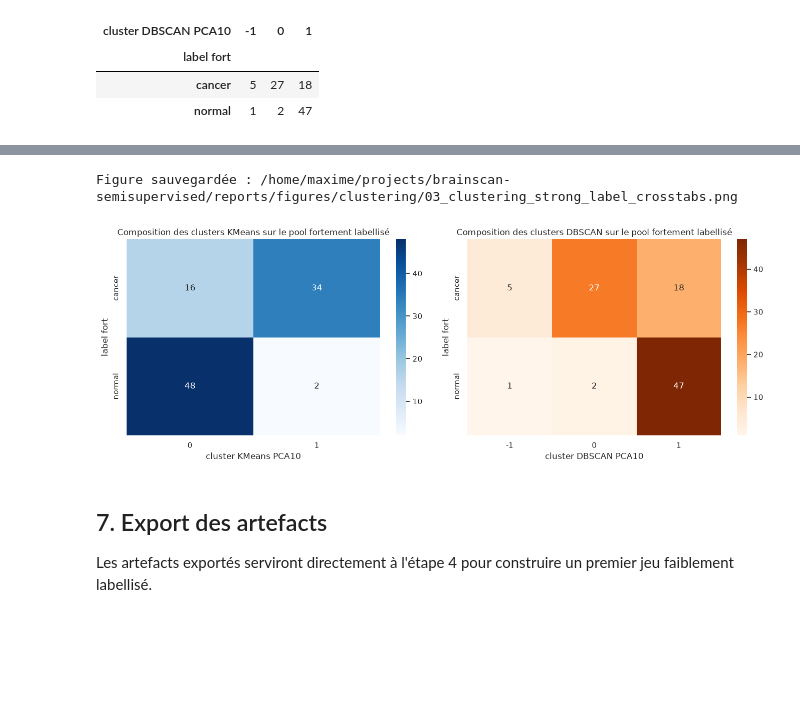
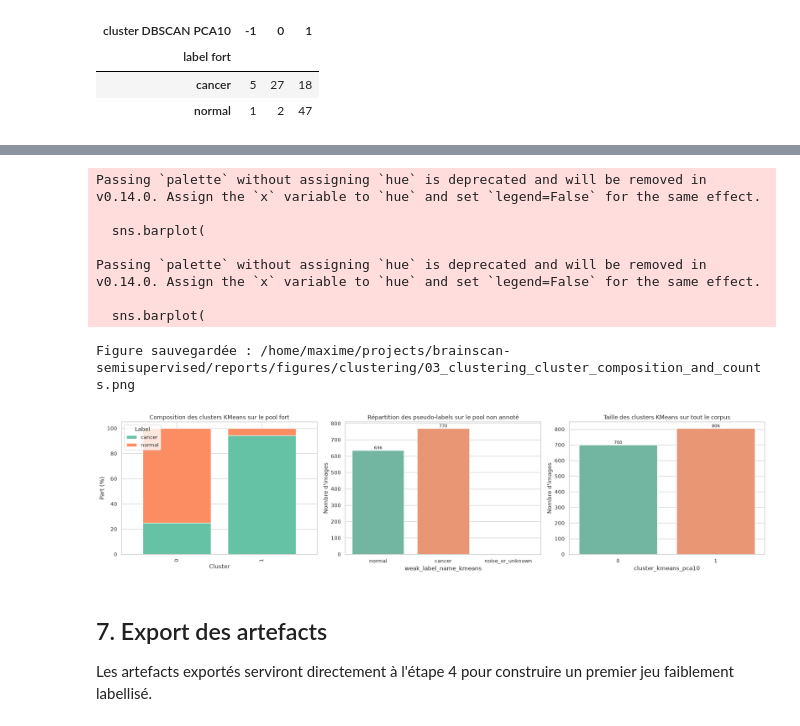
Before and after one commit to maximebarbier01/brainscan-semisupervised, a Jupyter notebook: notebooks/03_clustering_unsupervised.ipynb, the cells around one changed output, grey strips where cells are left out. Saved outputs shown, nothing was run; the diff lists cells and outputs as text; code cells hidden in the pictures; blank space fills up the shorter version.

```diff
--- a/notebooks/03_clustering_unsupervised.ipynb
+++ b/notebooks/03_clustering_unsupervised.ipynb
@@ -415,15 +434,39 @@ Figure sauvegardée : /home/maxime/projects/brainscan-semisupervised/reports/fig
 # %%
-fig, axes = plt.subplots(1, 2, figsize=(14, 5))
+fig, axes = plt.subplots(1, 3, figsize=(20, 5))
 
-sns.heatmap(strong_kmeans_crosstab, annot=True, fmt="d", cmap="Blues", ax=axes[0])
-axes[0].set_title("Composition des clusters KMeans sur le pool fortement labellisé")
-
-sns.heatmap(strong_dbscan_crosstab, annot=True, fmt="d", cmap="Oranges", ax=axes[1])
-axes[1].set_title("Composition des clusters DBSCAN sur le pool fortement labellisé")
+plot_cluster_label_composition(
+    axes[0],
+    strong_eval_df,
+    "cluster_kmeans_pca10",
+    "label_strong_name",
+    "Composition des clusters KMeans sur le pool fort",
+    normalize=True,
+)
+plot_category_counts(
+    axes[1],
+    weak_unlabeled_df,
+    "weak_label_name_kmeans",
+    "Répartition des pseudo-labels sur le pool non annoté",
+    order=["normal", "cancer", "noise_or_unknown"],
+)
+plot_category_counts(
+    axes[2],
+    clustering_results_df,
+    "cluster_kmeans_pca10",
+    "Taille des clusters KMeans sur tout le corpus",
+    order=[0, 1],
+)
 
 plt.tight_layout()
-save_figure(fig, "03_clustering_strong_label_crosstabs")
+save_figure(fig, "03_clustering_cluster_composition_and_counts")
 plt.show()
 # %% [output]
-Figure sauvegardée : /home/maxime/projects/brainscan-semisupervised/reports/figures/clustering/03_clustering_strong_label_crosstabs.png
+Passing `palette` without assigning `hue` is deprecated and will be removed in v0.14.0. Assign the `x` variable to `hue` and set `legend=False` for the same effect.
+
+  sns.barplot(
+
+Passing `palette` without assigning `hue` is deprecated and will be removed in v0.14.0. Assign the `x` variable to `hue` and set `legend=False` for the same effect.
+
+  sns.barplot(
+Figure sauvegardée : /home/maxime/projects/brainscan-semisupervised/reports/figures/clustering/03_clustering_cluster_composition_and_counts.png
-[figure, old version]
+[figure, new version]
```
Also changed, not shown: parts of 11 cells of this notebook, 1 other file.
